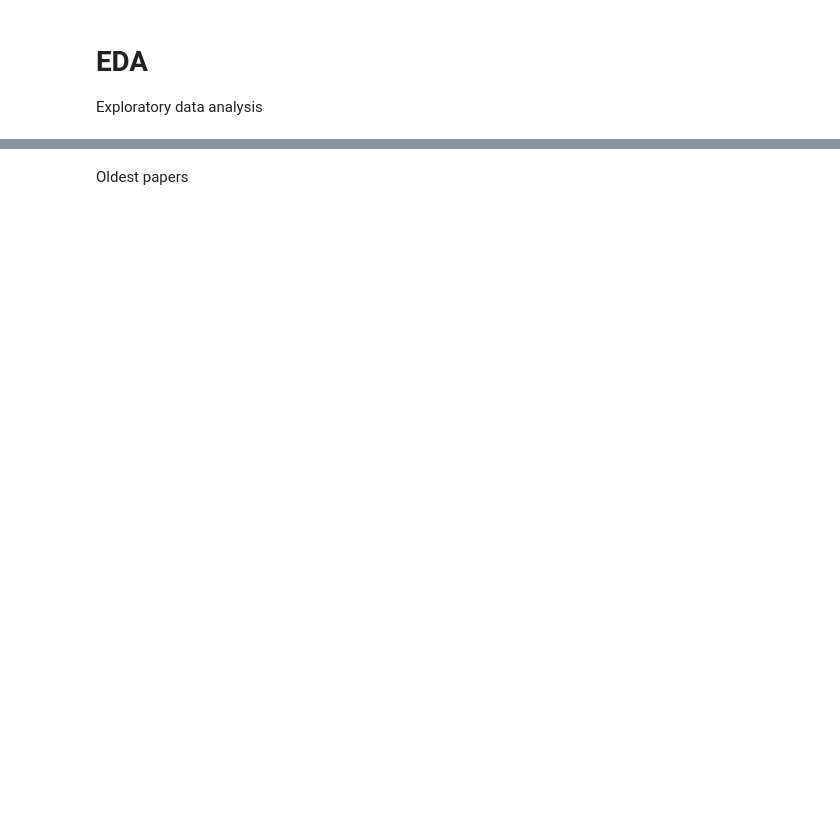
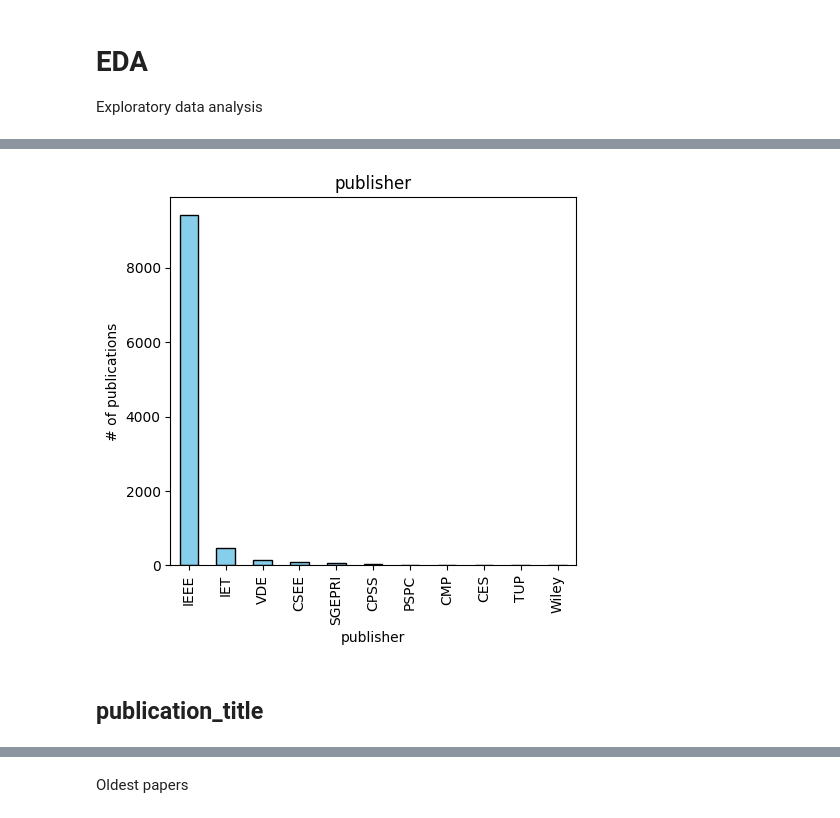
Before and after one commit to pabloajimenezc/SOTA, a Jupyter notebook: notebooks/02_data_preprocessing.ipynb, the cells around one changed output, grey strips where cells are left out. Drawn from its saved outputs; the diff is of its cells as text; code cells hidden in the pictures; blank space fills up the shorter version.

```diff
--- a/notebooks/02_data_preprocessing.ipynb
+++ b/notebooks/02_data_preprocessing.ipynb
@@ -445,0 +320,6 @@ Greater citing paper count
+# %%
+col = 'publisher'
+counts = data[col].value_counts()
+display(counts)
+percentages = counts / counts.sum() * 100
+display(percentages)
@@ -445,0 +353,12 @@ Greater citing paper count
+# %%
+plt.figure(figsize=(5, 5))
+counts.plot.bar(color='skyblue', edgecolor='black')
+plt.title(f'{col}')
+plt.ylabel(f'# of publications')
+plt.xlabel(f'{col}')
+plt.tight_layout()
+plt.show()
+# %% [output]
+[figure, added]
+# %% [markdown]
+## publication_title
```
Also changed, not shown: parts of 50 cells of this notebook, 2 other files.
